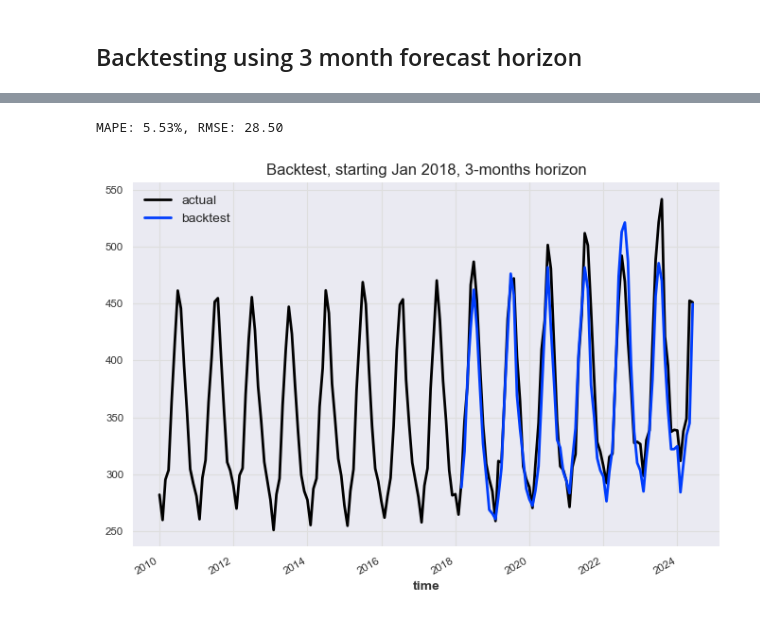
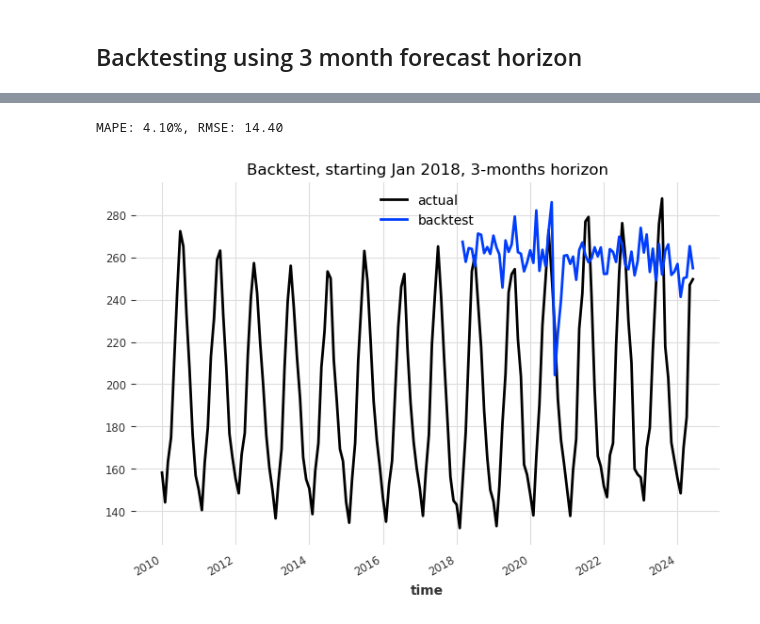
Before and after one commit to TheVeryCoolJackson/COMPSCI760-Electricity-Timeseries, a Jupyter notebook: RNN_test/business/RNN_LNI_bus.ipynb, the cells around one changed output, grey strips where cells are left out. Cells and saved outputs as stored; diff of their text form; code cells hidden in the pictures.

Commit message:
bus backtesting and write to csv

```diff
--- a/RNN_test/business/RNN_LNI_bus.ipynb
+++ b/RNN_test/business/RNN_LNI_bus.ipynb
@@ -182,7 +179,7 @@ model_gru_backtest = BlockRNNModel(
 # %%
 # without past covariates
 backtest_series = model_gru_backtest.historical_forecasts(
-    series_transformed['Est. Total consumption (GWh)'],
+    series_transformed['Selected business demand (GWh)'],
     start=pd.Timestamp("20180101"),
     forecast_horizon=3,
     retrain=True,
@@ -192,18 +189,18 @@ backtest_series = model_gru_backtest.historical_forecasts(
 backtest_series_reversed = transformer_target.inverse_transform(backtest_series)
 
 plt.figure(figsize=(8, 5))
-ts['Est. Total consumption (GWh)'].plot(label="actual")
+ts['Selected business demand (GWh)'].plot(label="actual")
 backtest_series_reversed.plot(label="backtest")
 plt.legend()
 plt.title("Backtest, starting Jan 2018, 3-months horizon, no past covariates")
 print(
     "MAPE: {:.2f}%, RMSE: {:.2f}".format(
         mape(
-            ts['Est. Total consumption (GWh)'],
+            ts['Selected business demand (GWh)'],
             backtest_series_reversed,
         ),
         rmse(
-            ts['Est. Total consumption (GWh)'],
+            ts['Selected business demand (GWh)'],
             backtest_series_reversed,
         )
     )
@@ -214,33 +211,33 @@ MAPE: 6.11%, RMSE: 30.42
 # %%
 # with past covariates
 backtest_series = model_gru_backtest.historical_forecasts(
-    series_transformed['Est. Total consumption (GWh)'],
+    series_transformed['Selected business demand (GWh)'],
     past_covariates=series_transformed[['Mean Air Temperature in Celsius', 'Mean Vapour Pressure Hpa']],
     start=pd.Timestamp("20180101"),
     forecast_horizon=3,
     retrain=True,
     verbose=False,
 )
 
-backtest_series_reversed = transformer_target.inverse_transform(backtest_series)
+backtest_series_reversed_cov = transformer_target.inverse_transform(backtest_series)
 
 plt.figure(figsize=(8, 5))
-ts['Est. Total consumption (GWh)'].plot(label="actual")
+ts['Selected business demand (GWh)'].plot(label="actual")
 backtest_series_reversed.plot(label="backtest")
 plt.legend()
 plt.title("Backtest, starting Jan 2018, 3-months horizon")
 print(
     "MAPE: {:.2f}%, RMSE: {:.2f}".format(
         mape(
-            ts['Est. Total consumption (GWh)'],
-            backtest_series_reversed,
+            ts['Selected business demand (GWh)'],
+            backtest_series_reversed_cov,
         ),
         rmse(
-            ts['Est. Total consumption (GWh)'],
-            backtest_series_reversed,
+            ts['Selected business demand (GWh)'],
+            backtest_series_reversed_cov,
         )
     )
 )
 # %% [output]
-MAPE: 5.53%, RMSE: 28.50
+MAPE: 4.10%, RMSE: 14.40
-[figure, old version]
+[figure, new version]
```
Also changed, not shown: parts of 4 cells of this notebook, 9 other files.
